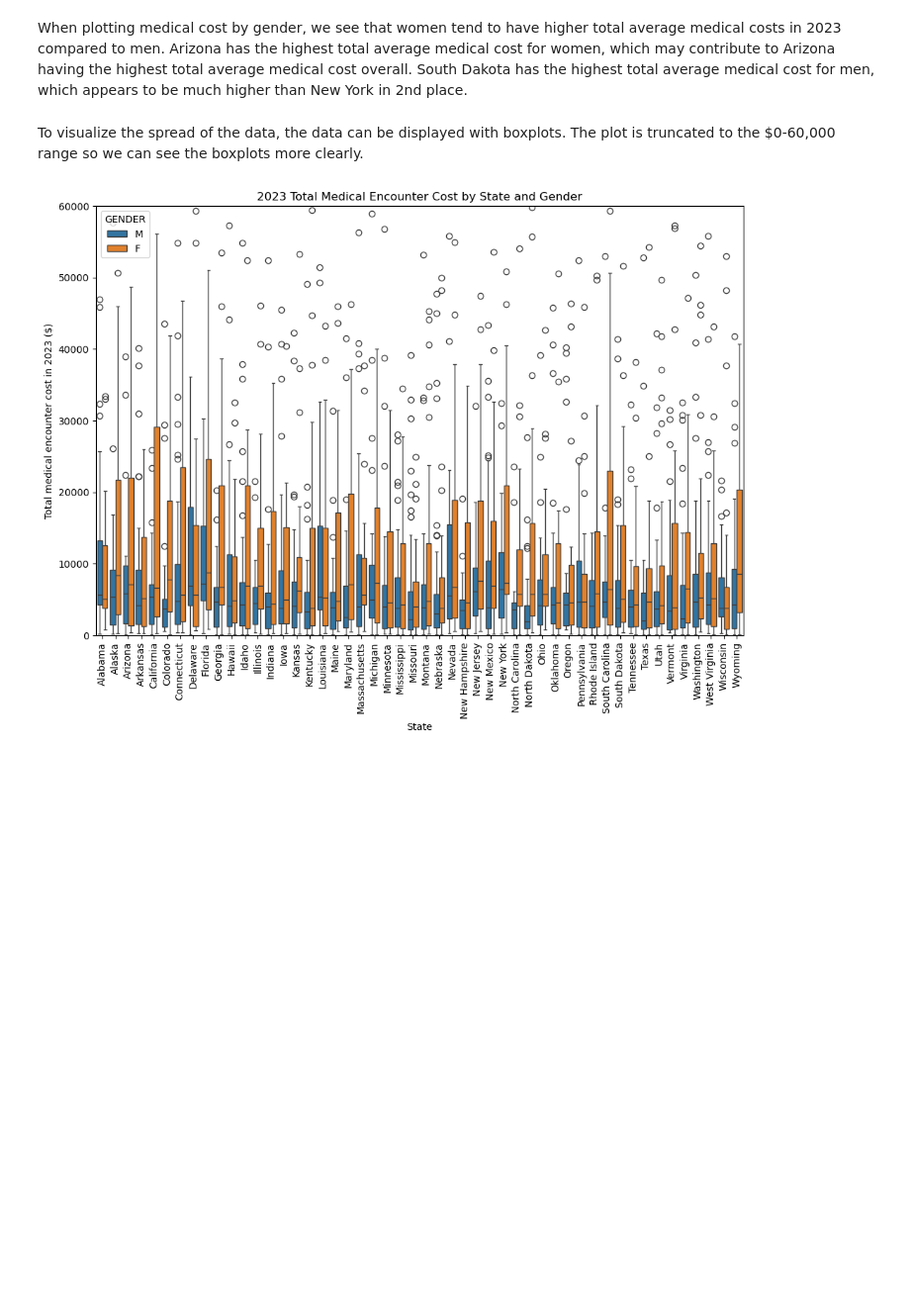
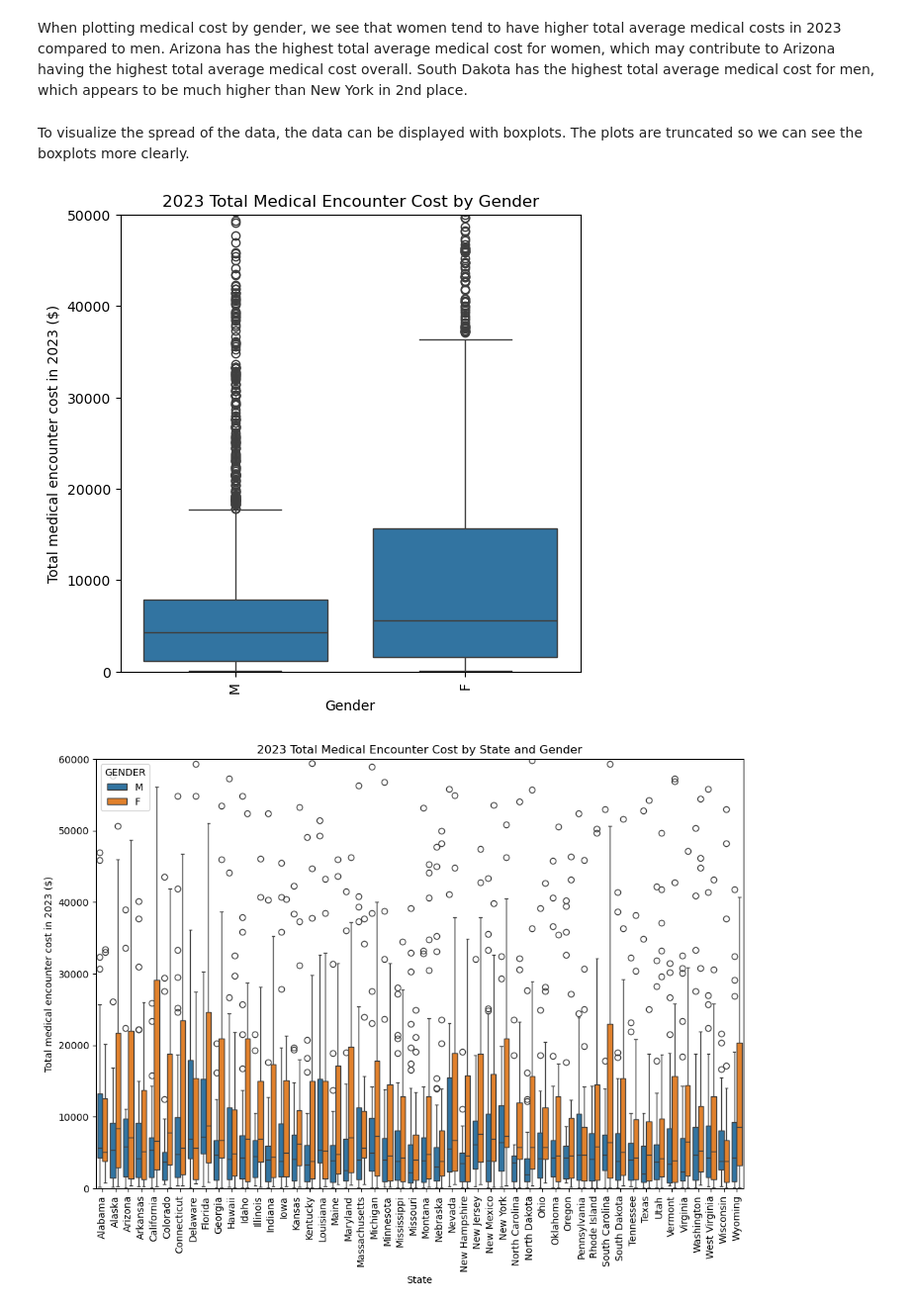
Before and after one commit to dianakulawiec/Synthea-Capstone-Project, a Jupyter notebook: source/Synthea_data_wrangling.ipynb, the cells around one changed output. Shown at 99% size. Drawn from its saved outputs; the diff is of its cells as text; code cells hidden in the pictures; blank space fills up the shorter version.

```diff
--- a/source/Synthea_data_wrangling.ipynb
+++ b/source/Synthea_data_wrangling.ipynb
@@ -301,8 +301,19 @@ plt.show()
 [figure]
 # %% [markdown]
 When plotting medical cost by gender, we see that women tend to have higher total average medical costs in 2023 compared to men. Arizona has the highest total average medical cost for women, which may contribute to Arizona having the highest total average medical cost overall. South Dakota has the highest total average medical cost for men, which appears to be much higher than New York in 2nd place.
-# %% [markdown]
-To visualize the spread of the data, the data can be displayed with boxplots. The plot is truncated to the $0-60,000 range so we can see the boxplots more clearly.
+# %% [markdown]
+To visualize the spread of the data, the data can be displayed with boxplots. The plots are truncated so we can see the boxplots more clearly.
+# %%
+plt.subplots(figsize = (6, 6))
+sns.boxplot(x = 'GENDER', y = 'encounters_cost', data = df)
+plt.xticks(rotation='vertical')
+plt.ylim(0, 50000)
+plt.title('2023 Total Medical Encounter Cost by Gender')
+plt.ylabel('Total medical encounter cost in 2023 ($)')
+plt.xlabel('Gender');
+plt.show()
+# %% [output]
+[figure, added]
 # %%
 plt.subplots(figsize = (12, 8))
 sns.boxplot(x = 'STATE', y = 'encounters_cost', hue = 'GENDER', data = df)
```
Also changed, not shown: parts of 8 cells of this notebook, 1 other file.
